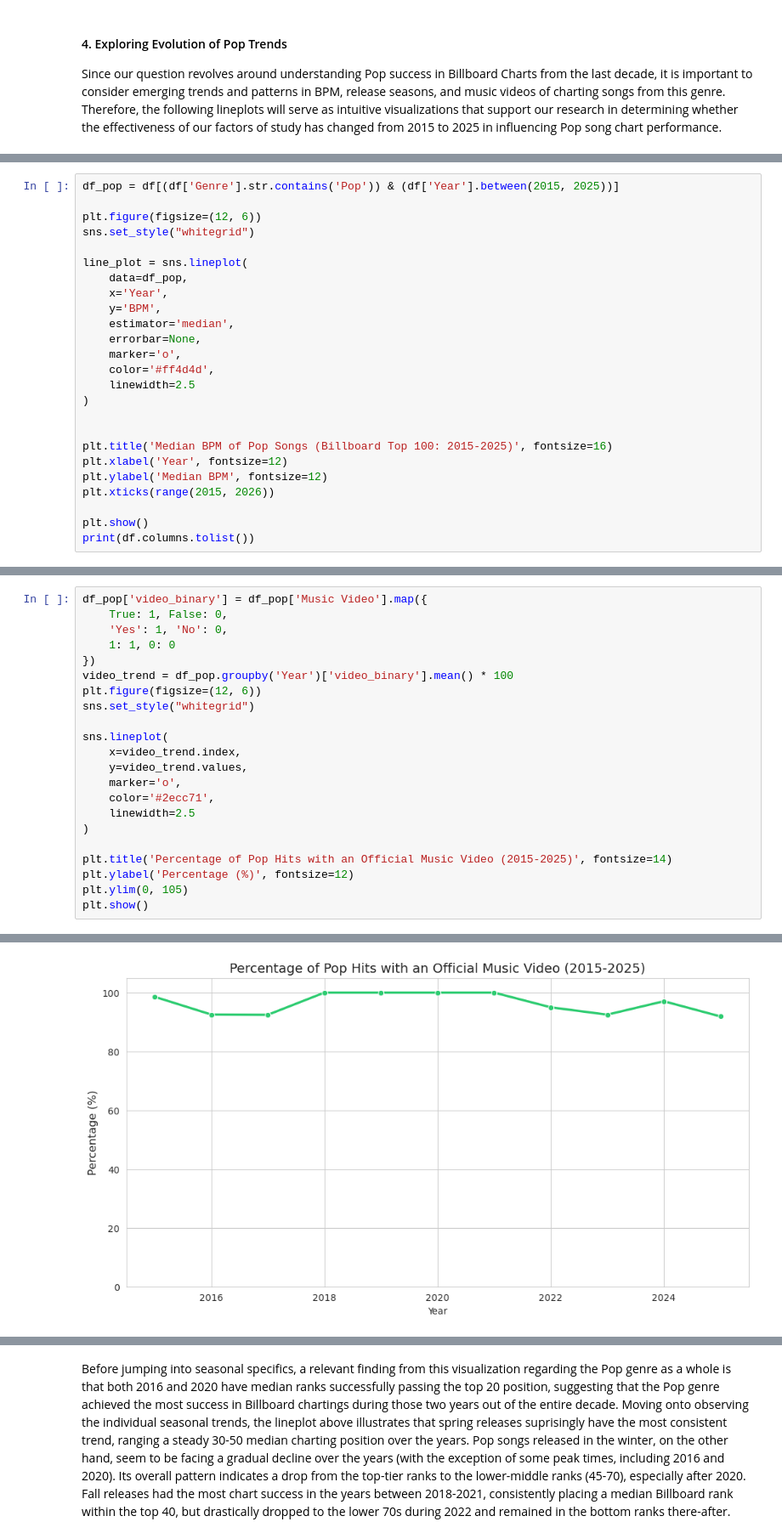
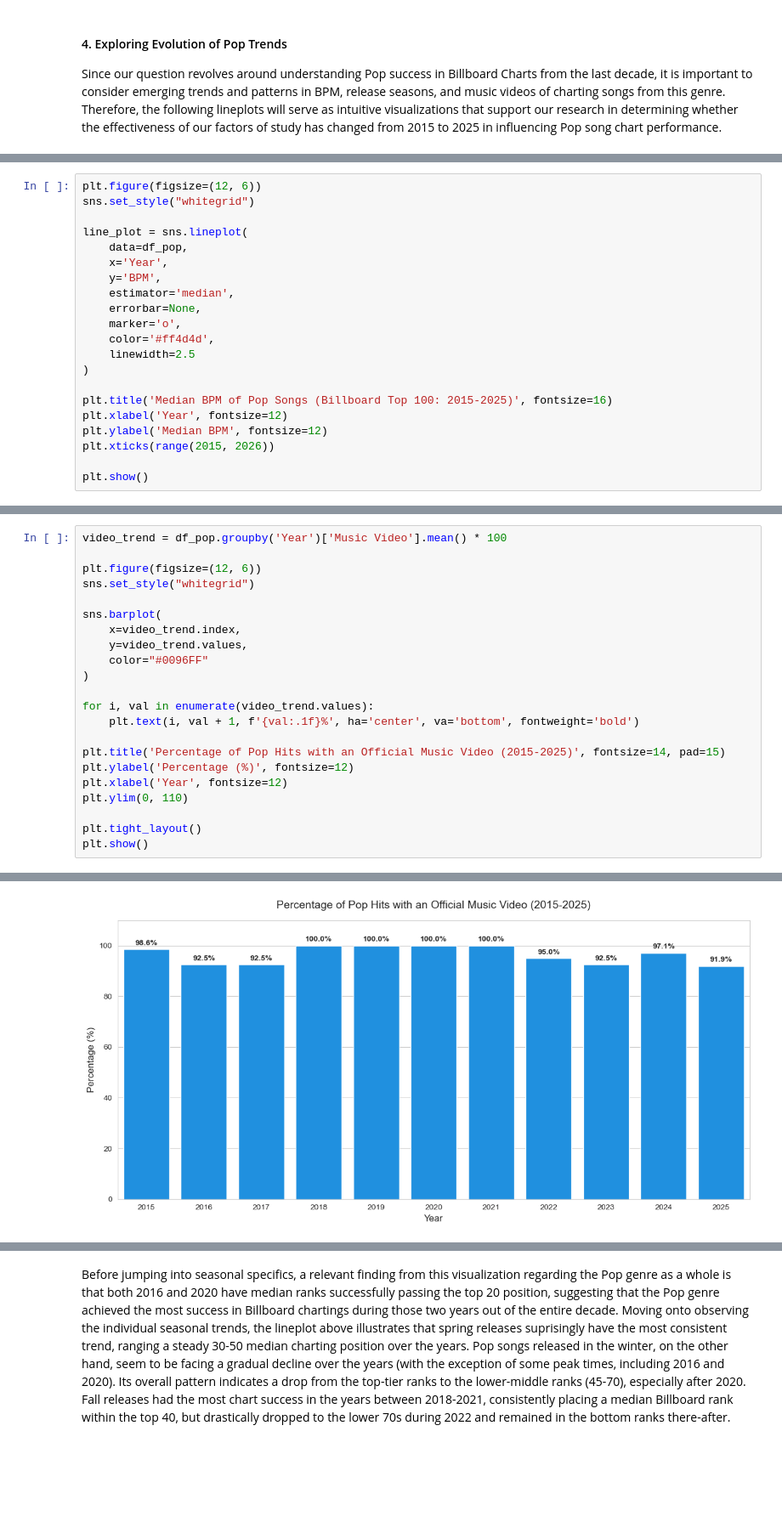
Before and after one commit to COGS108/Group030_WI26, a Jupyter notebook: 02-EDACheckpoint.ipynb, the cells around one changed output, grey strips where cells are left out. Shown at 85% size. Drawn from its saved outputs; the diff is of its cells as text; blank space fills up the shorter version.

```diff
--- a/02-EDACheckpoint.ipynb
+++ b/02-EDACheckpoint.ipynb
@@ -465,6 +434,4 @@ This line plot explore the temporal evolution within the Pop genre. By using the
 # %%
-df_pop = df[(df['Genre'].str.contains('Pop')) & (df['Year'].between(2015, 2025))]
-
 plt.figure(figsize=(12, 6))
 sns.set_style("whitegrid")
 
@@ -479,12 +446,10 @@ line_plot = sns.lineplot(
     linewidth=2.5
 )
 
-
 plt.title('Median BPM of Pop Songs (Billboard Top 100: 2015-2025)', fontsize=16)
 plt.xlabel('Year', fontsize=12)
 plt.ylabel('Median BPM', fontsize=12)
 plt.xticks(range(2015, 2026))
 
 plt.show()
-print(df.columns.tolist())
 # %% [output]
@@ -498,23 +463,23 @@ This is a line plot looking into the percentage of top pop songs with an Offical
 # %%
-df_pop['video_binary'] = df_pop['Music Video'].map({
-    True: 1, False: 0,
-    'Yes': 1, 'No': 0,
-    1: 1, 0: 0
-})
-video_trend = df_pop.groupby('Year')['video_binary'].mean() * 100
+video_trend = df_pop.groupby('Year')['Music Video'].mean() * 100
+
 plt.figure(figsize=(12, 6))
 sns.set_style("whitegrid")
 
-sns.lineplot(
+sns.barplot(
     x=video_trend.index,
     y=video_trend.values,
-    marker='o',
-    color='#2ecc71',
-    linewidth=2.5
+    color="#0096FF"
 )
 
-plt.title('Percentage of Pop Hits with an Official Music Video (2015-2025)', fontsize=14)
+for i, val in enumerate(video_trend.values):
+    plt.text(i, val + 1, f'{val:.1f}%', ha='center', va='bottom', fontweight='bold')
+
+plt.title('Percentage of Pop Hits with an Official Music Video (2015-2025)', fontsize=14, pad=15)
 plt.ylabel('Percentage (%)', fontsize=12)
-plt.ylim(0, 105)
+plt.xlabel('Year', fontsize=12)
+plt.ylim(0, 110)
+
+plt.tight_layout()
 plt.show()
 # %% [output]
@@ -526 +486 @@ See the caveats in the documentation: https://pandas.pydata.org/pandas-docs/stab
-[figure, old version]
+[figure, new version]
```
Also changed, not shown: parts of 26 cells of this notebook.
